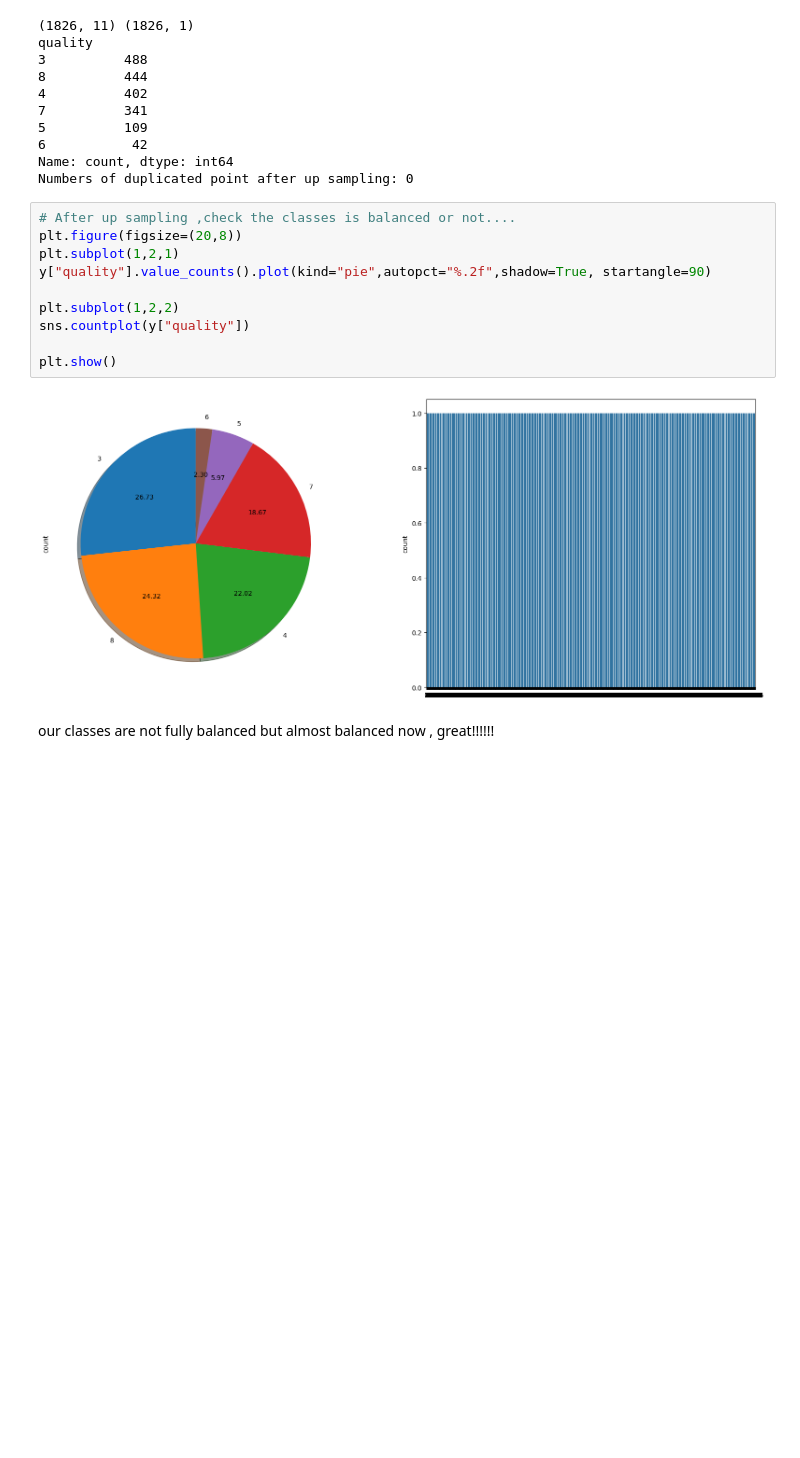
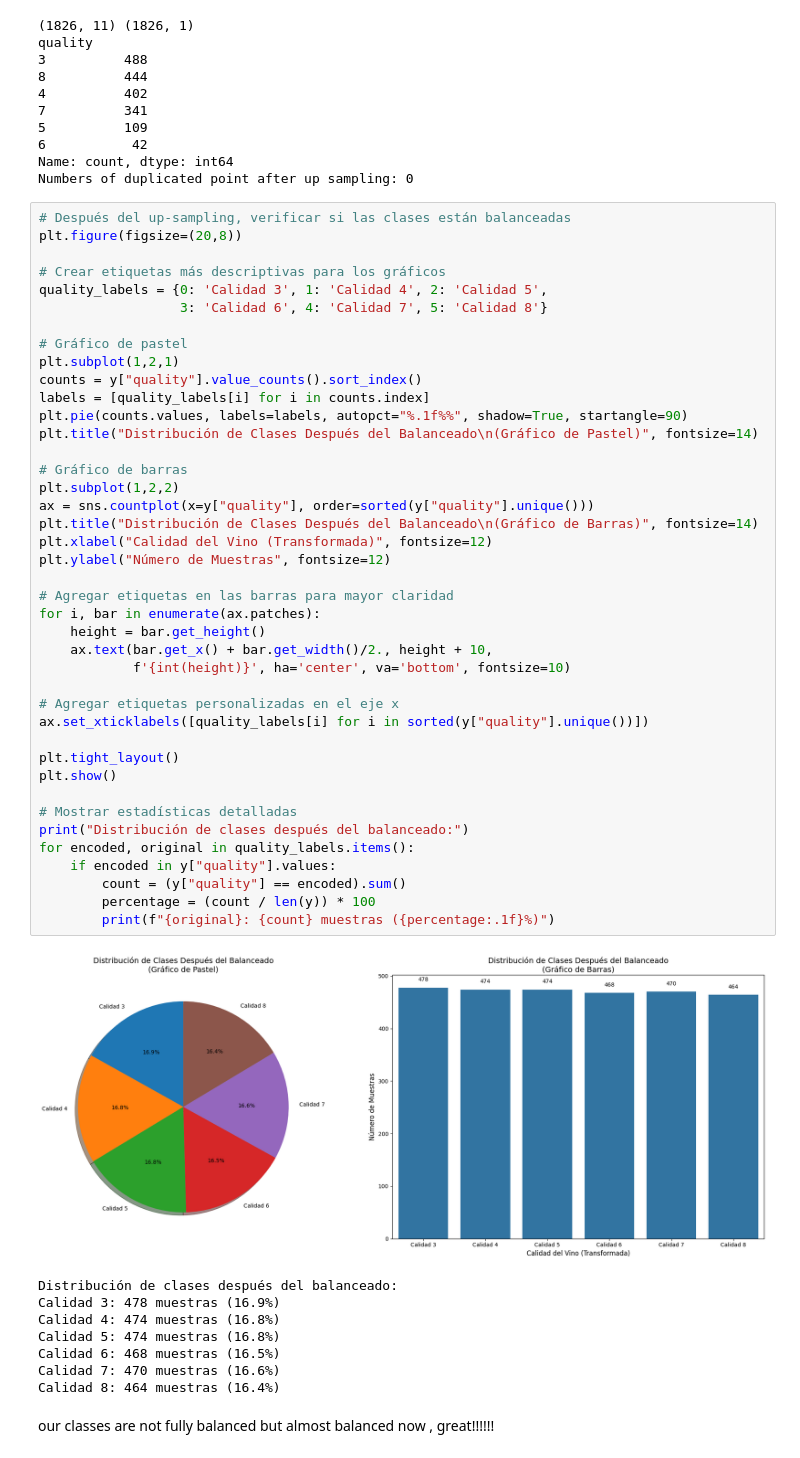
Before and after one commit to cristinaegus/ML-Modelos-Ensamble, a Jupyter notebook: Wine_multiclass_classification__97_5_accuracy.ipynb, the cells around one changed output. Drawn from its saved outputs; the diff is of its cells as text; blank space fills up the shorter version.

```diff
--- a/Wine_multiclass_classification__97_5_accuracy.ipynb
+++ b/Wine_multiclass_classification__97_5_accuracy.ipynb
@@ -318,18 +318,56 @@ quality
 6           42
 Name: count, dtype: int64
 Numbers of duplicated point after up sampling: 0
-# %%
-# After up sampling ,check the classes is balanced or not....
-plt.figure(figsize=(20,8))
-plt.subplot(1,2,1)
-y["quality"].value_counts().plot(kind="pie",autopct="%.2f",shadow=True, startangle=90)
-
-plt.subplot(1,2,2)
-sns.countplot(y["quality"])
-
-plt.show()
-# %% [output]
-[figure, removed]
+# %%
+# Después del up-sampling, verificar si las clases están balanceadas
+plt.figure(figsize=(20,8))
+
+# Crear etiquetas más descriptivas para los gráficos
+quality_labels = {0: 'Calidad 3', 1: 'Calidad 4', 2: 'Calidad 5',
+                  3: 'Calidad 6', 4: 'Calidad 7', 5: 'Calidad 8'}
+
+# Gráfico de pastel
+plt.subplot(1,2,1)
+counts = y["quality"].value_counts().sort_index()
+labels = [quality_labels[i] for i in counts.index]
+plt.pie(counts.values, labels=labels, autopct="%.1f%%", shadow=True, startangle=90)
+plt.title("Distribución de Clases Después del Balanceado\n(Gráfico de Pastel)", fontsize=14)
+
+# Gráfico de barras
+plt.subplot(1,2,2)
+ax = sns.countplot(x=y["quality"], order=sorted(y["quality"].unique()))
+plt.title("Distribución de Clases Después del Balanceado\n(Gráfico de Barras)", fontsize=14)
+plt.xlabel("Calidad del Vino (Transformada)", fontsize=12)
+plt.ylabel("Número de Muestras", fontsize=12)
+
+# Agregar etiquetas en las barras para mayor claridad
+for i, bar in enumerate(ax.patches):
+    height = bar.get_height()
+    ax.text(bar.get_x() + bar.get_width()/2., height + 10,
+            f'{int(height)}', ha='center', va='bottom', fontsize=10)
+
+# Agregar etiquetas personalizadas en el eje x
+ax.set_xticklabels([quality_labels[i] for i in sorted(y["quality"].unique())])
+
+plt.tight_layout()
+plt.show()
+
+# Mostrar estadísticas detalladas
+print("Distribución de clases después del balanceado:")
+for encoded, original in quality_labels.items():
+    if encoded in y["quality"].values:
+        count = (y["quality"] == encoded).sum()
+        percentage = (count / len(y)) * 100
+        print(f"{original}: {count} muestras ({percentage:.1f}%)")
+# %% [output]
+[figure, added]
+Distribución de clases después del balanceado:
+Calidad 3: 478 muestras (16.9%)
+Calidad 4: 474 muestras (16.8%)
+Calidad 5: 474 muestras (16.8%)
+Calidad 6: 468 muestras (16.5%)
+Calidad 7: 470 muestras (16.6%)
+Calidad 8: 464 muestras (16.4%)
 # %% [markdown]
 our classes are not fully balanced but almost balanced now , great!!!!!!
 # %%
```
Also changed, not shown: parts of 8 cells of this notebook.
